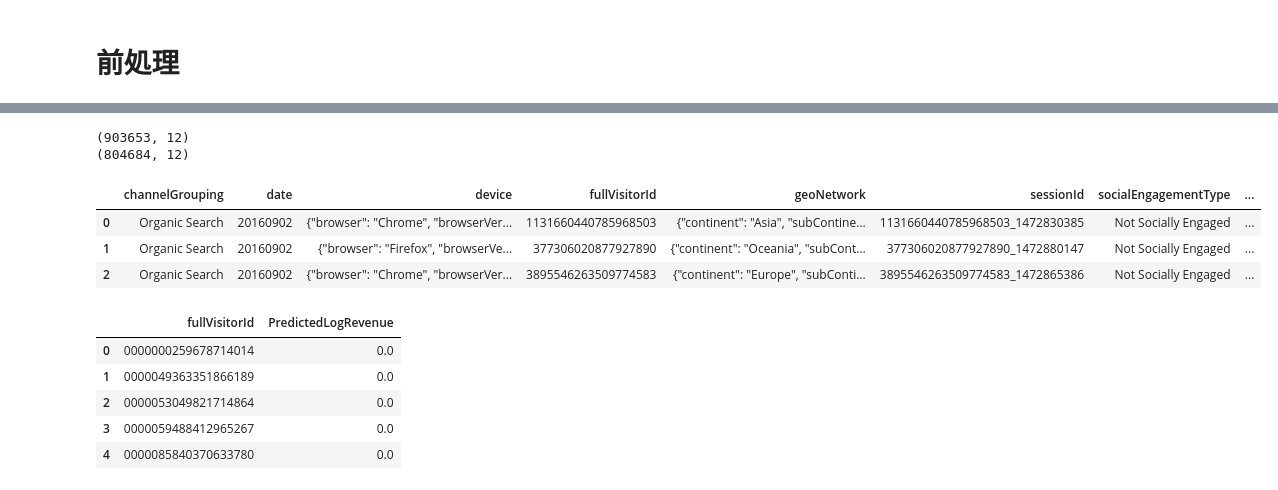
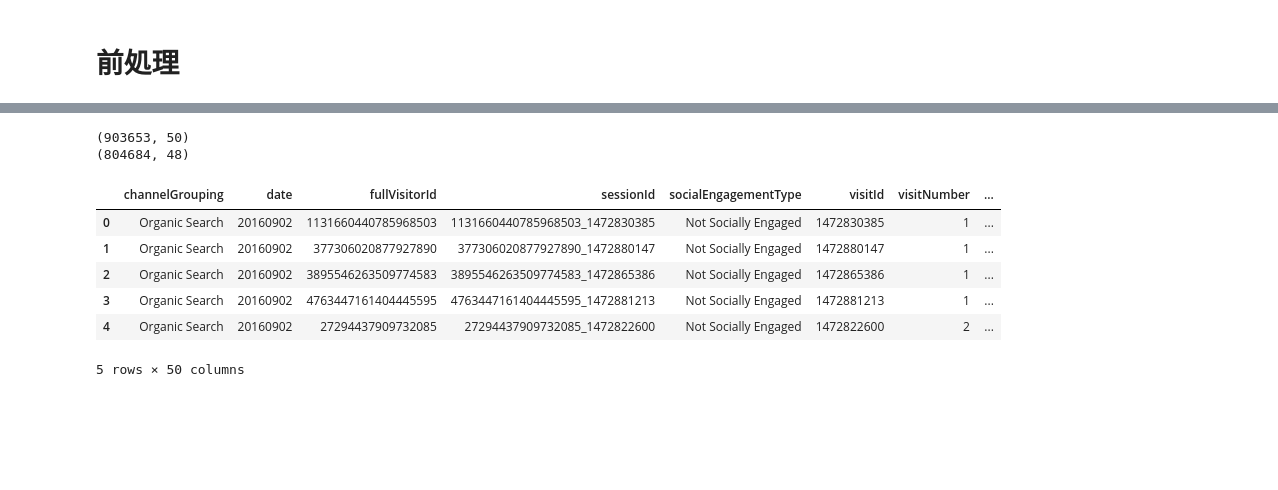
Before and after one commit to taiki323/kaggle_training, a Jupyter notebook: Google_Analytics_Customer_Revenue_Prediction.ipynb, the cells around one changed output, grey strips where cells are left out. Drawn from its saved outputs; the diff is of its cells as text; code cells hidden in the pictures; blank space fills up the shorter version.

```diff
--- a/Google_Analytics_Customer_Revenue_Prediction.ipynb
+++ b/Google_Analytics_Customer_Revenue_Prediction.ipynb
@@ -120,21 +124,28 @@ test = pd.read_csv("/content/work/test.csv")
+# %%
+#データ読み込み
+def load_df(csv_path='../input/train.csv', nrows=None):
+    JSON_COLUMNS = ['device', 'geoNetwork', 'totals', 'trafficSource']
+
+    df = pd.read_csv(csv_path, dtype={'fullVisitorId': 'str'}, nrows=nrows)
+
+    for column in JSON_COLUMNS:
+        df = df.join(pd.DataFrame(df.pop(column).apply(pd.io.json.loads).values.tolist(), index=df.index))
+
+    return df
+
+train = load_df("/content/work/train.csv")
+test = load_df("/content/work/test.csv")
 # %%
 print(train.shape)
 print(test.shape)
-train.head(3)
+train.head()
 # %% [output]
-(903653, 12)
-(804684, 12)
+(903653, 50)
+(804684, 48)
-|  | channelGrouping | date | device | fullVisitorId | geoNetwork | sessionId | socialEngagementType | ... |
-| 0 | Organic Search | 20160902 | {"browser": "Chrome", "browserVer... | 1131660440785968503 | {"continent": "Asia", "subContine... | 1131660440785968503_1472830385 | Not Socially Engaged | ... |
-| 1 | Organic Search | 20160902 | {"browser": "Firefox", "browserVe... | 377306020877927890 | {"continent": "Oceania", "subCont... | 377306020877927890_1472880147 | Not Socially Engaged | ... |
-| 2 | Organic Search | 20160902 | {"browser": "Chrome", "browserVer... | 3895546263509774583 | {"continent": "Europe", "subConti... | 3895546263509774583_1472865386 | Not Socially Engaged | ... |
+|  | channelGrouping | date | fullVisitorId | sessionId | socialEngagementType | visitId | visitNumber | ... |
+| 0 | Organic Search | 20160902 | 1131660440785968503 | 1131660440785968503_1472830385 | Not Socially Engaged | 1472830385 | 1 | ... |
+| 1 | Organic Search | 20160902 | 377306020877927890 | 377306020877927890_1472880147 | Not Socially Engaged | 1472880147 | 1 | ... |
+| 2 | Organic Search | 20160902 | 3895546263509774583 | 3895546263509774583_1472865386 | Not Socially Engaged | 1472865386 | 1 | ... |
+| 3 | Organic Search | 20160902 | 4763447161404445595 | 4763447161404445595_1472881213 | Not Socially Engaged | 1472881213 | 1 | ... |
+| 4 | Organic Search | 20160902 | 27294437909732085 | 27294437909732085_1472822600 | Not Socially Engaged | 1472822600 | 2 | ... |
+5 rows × 50 columns
-# %%
-sample = pd.read_csv("/content/work/sample_submission.csv")
-sample.head()
-# %% [output]
-|  | fullVisitorId | PredictedLogRevenue |
-| 0 | 0000000259678714014 | 0.0 |
-| 1 | 0000049363351866189 | 0.0 |
-| 2 | 0000053049821714864 | 0.0 |
-| 3 | 0000059488412965267 | 0.0 |
-| 4 | 0000085840370633780 | 0.0 |
```
Also changed, not shown: parts of 22 cells of this notebook.
